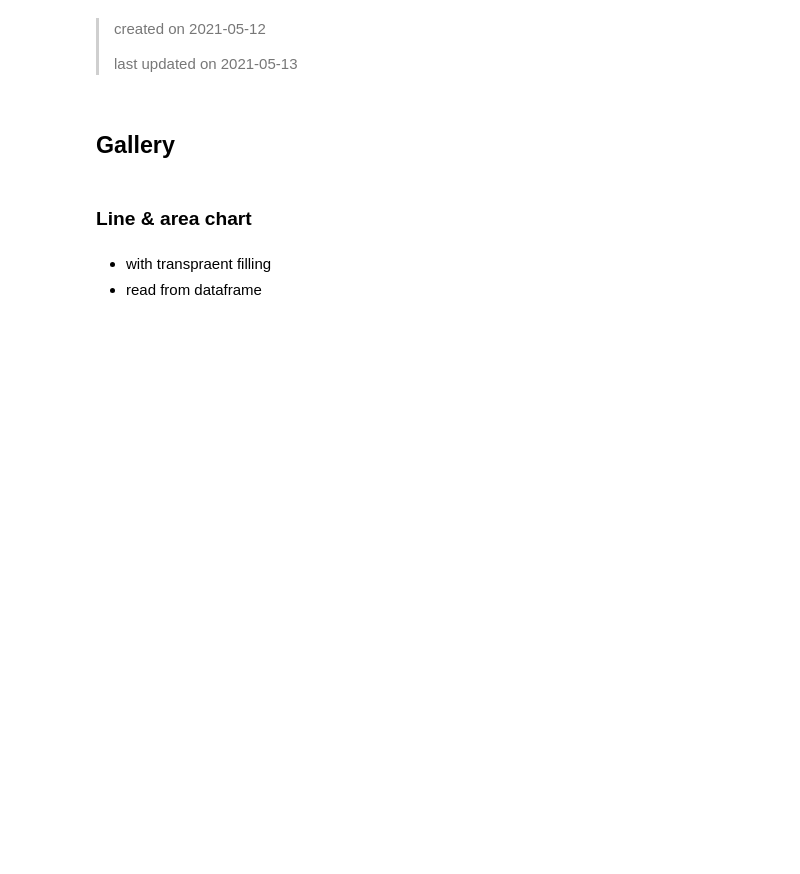
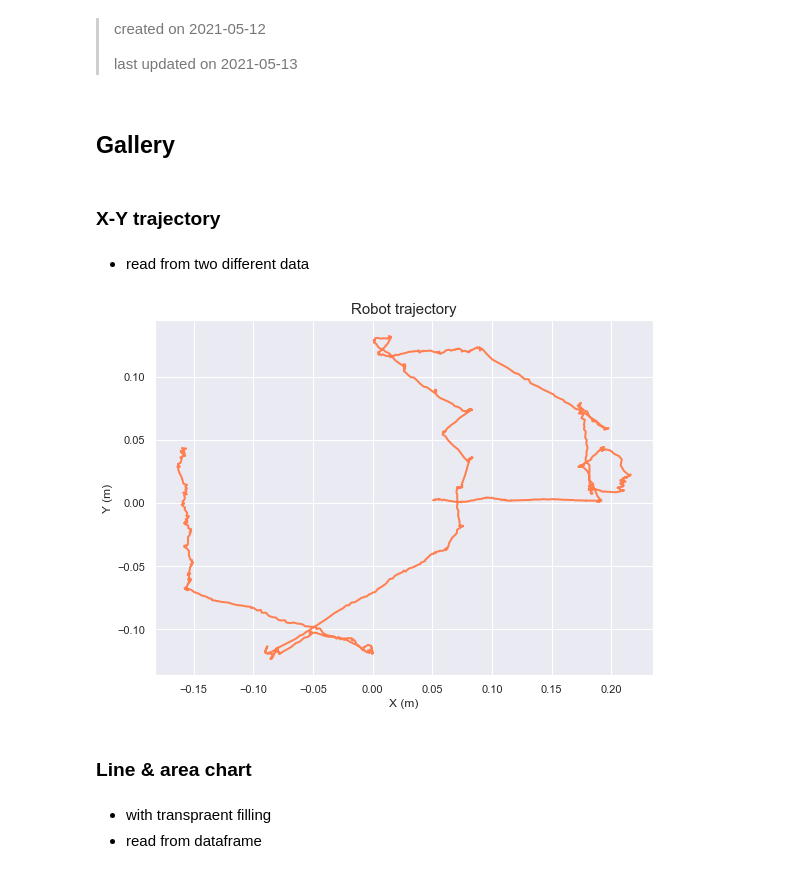
Before and after one commit to hibetterheyj/v4r-plot, a Jupyter notebook: plot_python/v4r-plot_py.ipynb, the cells around one changed output. Cells and saved outputs as stored; diff of their text form; code cells hidden in the pictures; blank space fills up the shorter version.

Commit message:
update X-Y trajectory

```diff
--- a/plot_python/v4r-plot_py.ipynb
+++ b/plot_python/v4r-plot_py.ipynb
@@ -19,6 +19,34 @@ import seaborn as sns
 sns.set_theme()
 # %%
 example_folder = './example/'
+# %% [markdown]
+### X-Y trajectory
+# %% [markdown]
+- read from two different data
+# %%
+# data
+robot_x = pd.read_csv('./data/x_data.csv', header=None, names=['X'])
+robot_y = pd.read_csv('./data/y_data.csv', header=None, names=['Y'])
+
+# discard first row
+robot_x = robot_x[1:]
+robot_y = robot_y[1:]
+
+# axes instance
+fig, ax = plt.subplots(figsize=(8, 6))
+
+ax.plot(robot_x['X'].values, robot_y['Y'].values, color="coral", linewidth=2)
+
+# title and label
+ax.set_title("Robot trajectory", fontsize=15)
+_ = ax.set_xlabel("X (m)")
+_ = ax.set_ylabel("Y (m)")
+
+# save
+fig.tight_layout()
+plt.savefig(example_folder+"robot_trajectory.png", dpi=300) # png, pdf
+# %% [output]
+[figure, added]
 # %% [markdown]
 ### Line & area chart
 # %% [markdown]
```
Also changed, not shown: parts of 2 cells of this notebook, 5 other files.
